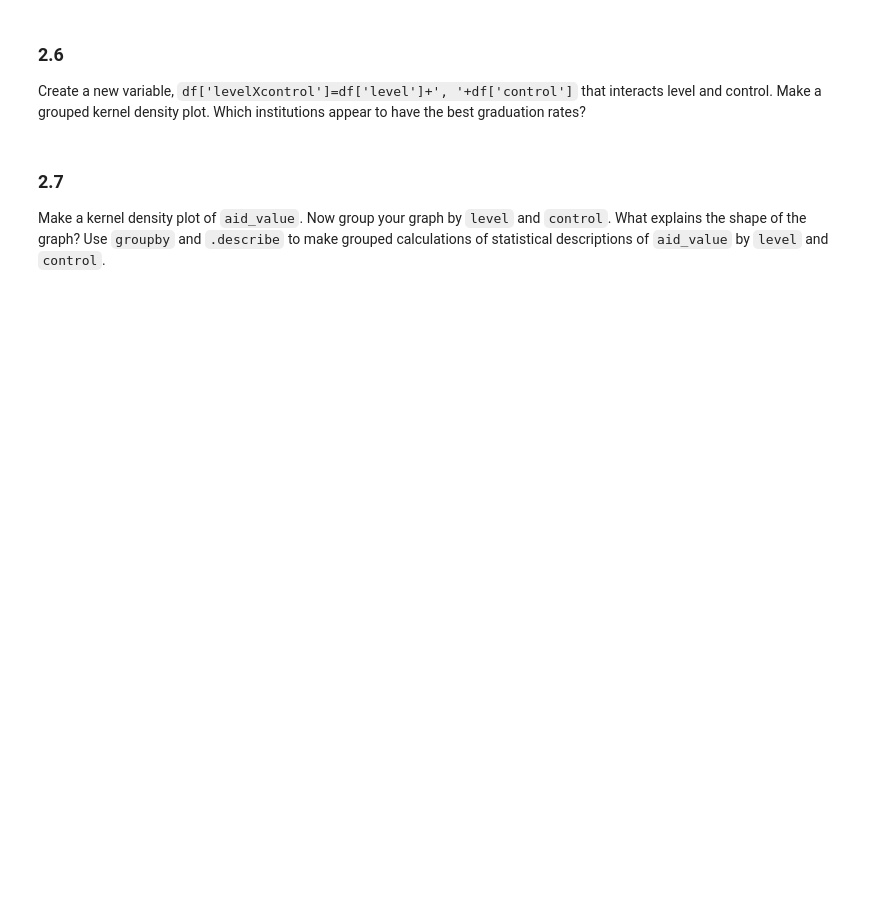
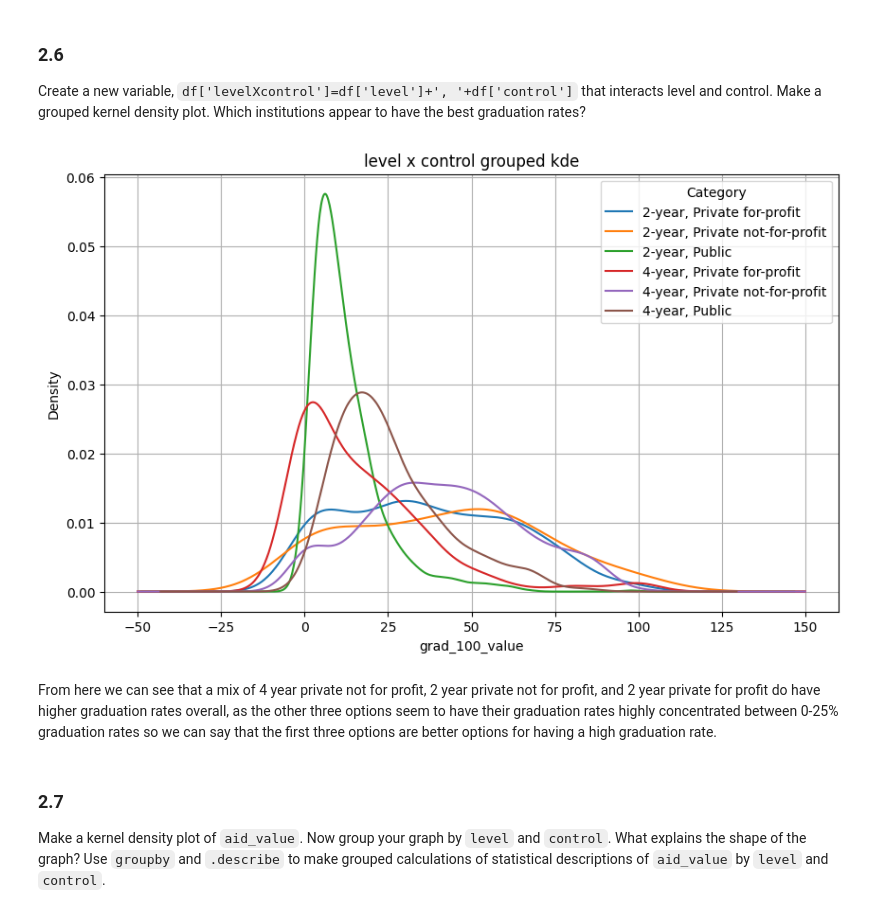
Before and after one commit to emilyzyzhou/visualization_assignment, a Jupyter notebook: assignment.ipynb, the cells around one changed output. Cells and saved outputs as stored; diff of their text form; code cells hidden in the pictures; blank space fills up the shorter version.

```diff
--- a/assignment.ipynb
+++ b/assignment.ipynb
@@ -277,6 +309,23 @@ college_df["grad_100_value"].plot.density()
 # %% [markdown]
 ### 2.6
 Create a new variable, `df['levelXcontrol']=df['level']+', '+df['control']` that interacts level and control. Make a grouped kernel density plot. Which institutions appear to have the best graduation rates?
+# %%
+college_df['levelXcontrol']=college_df['level']+', '+ college_df['control']
+lvlctrl_grouped = college_df.groupby('levelXcontrol')
+plt.figure(figsize=(10, 6))
+for name, group in lvlctrl_grouped:
+    group['grad_100_value'].plot.kde(label=name)
+
+plt.title('level x control grouped kde')
+plt.xlabel('grad_100_value')
+plt.ylabel('Density')
+plt.legend(title='Category')
+plt.grid(True)
+plt.show()
+# %% [output]
+[figure, added]
+# %% [markdown]
+From here we can see that a mix of 4 year private not for profit, 2 year private not for profit, and 2 year private for profit do have higher graduation rates overall, as the other three options seem to have their graduation rates highly concentrated between 0-25% graduation rates so we can say that the first three options are better options for having a high graduation rate.
 # %% [markdown]
 ### 2.7
 Make a kernel density plot of `aid_value`. Now group your graph by `level` and `control`. What explains the shape of the graph? Use `groupby` and `.describe` to make grouped calculations of statistical descriptions of `aid_value` by `level` and `control`.
```
Also changed, not shown: parts of 13 cells of this notebook.
